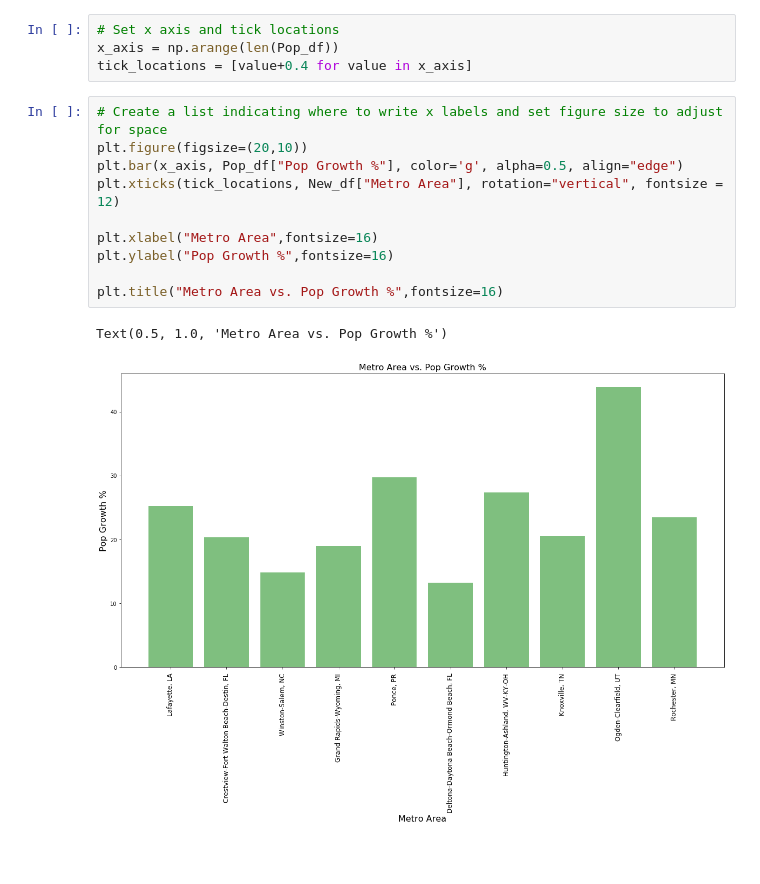
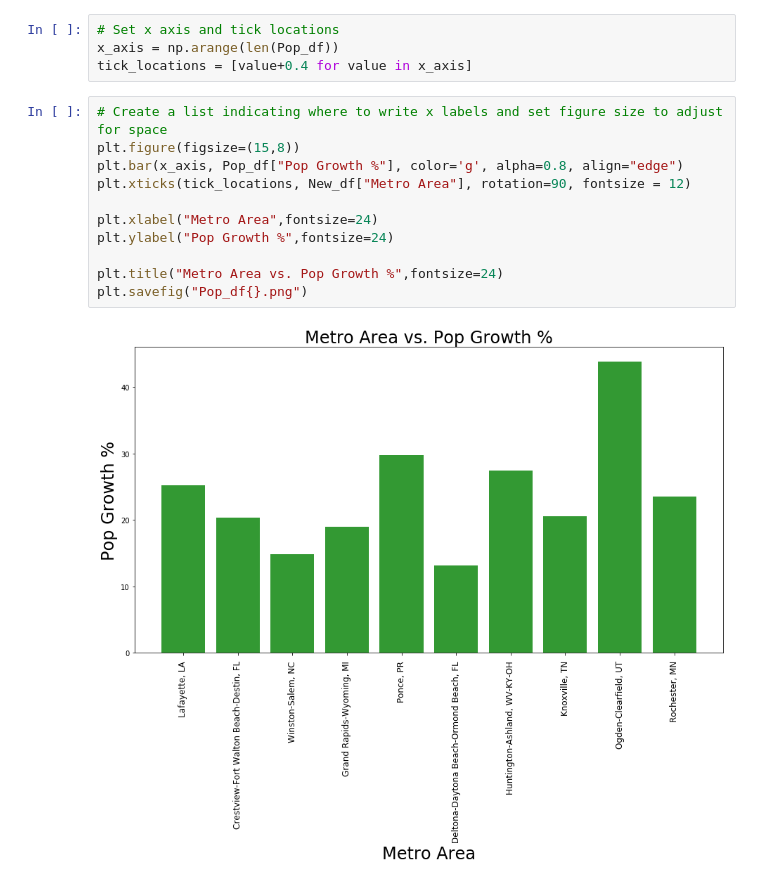
Before and after one commit to woodfin8/ProjectOne, a Jupyter notebook: Top_cities1.ipynb, the cells around one changed output. Saved outputs shown, nothing was run; the diff lists cells and outputs as text; blank space fills up the shorter version.

```diff
--- a/Top_cities1.ipynb
+++ b/Top_cities1.ipynb
@@ -155,14 +155,14 @@ x_axis = np.arange(len(Pop_df))
 tick_locations = [value+0.4 for value in x_axis]
 # %%
 # Create a list indicating where to write x labels and set figure size to adjust for space
-plt.figure(figsize=(20,10))
-plt.bar(x_axis, Pop_df["Pop Growth %"], color='g', alpha=0.5, align="edge")
-plt.xticks(tick_locations, New_df["Metro Area"], rotation="vertical", fontsize = 12)
+plt.figure(figsize=(15,8))
+plt.bar(x_axis, Pop_df["Pop Growth %"], color='g', alpha=0.8, align="edge")
+plt.xticks(tick_locations, New_df["Metro Area"], rotation=90, fontsize = 12)
 
-plt.xlabel("Metro Area",fontsize=16)
-plt.ylabel("Pop Growth %",fontsize=16)
+plt.xlabel("Metro Area",fontsize=24)
+plt.ylabel("Pop Growth %",fontsize=24)
 
-plt.title("Metro Area vs. Pop Growth %",fontsize=16)
+plt.title("Metro Area vs. Pop Growth %",fontsize=24)
+plt.savefig("Pop_df{}.png")
 # %% [output]
-Text(0.5, 1.0, 'Metro Area vs. Pop Growth %')
-[figure, old version]
+[figure, new version]
```
